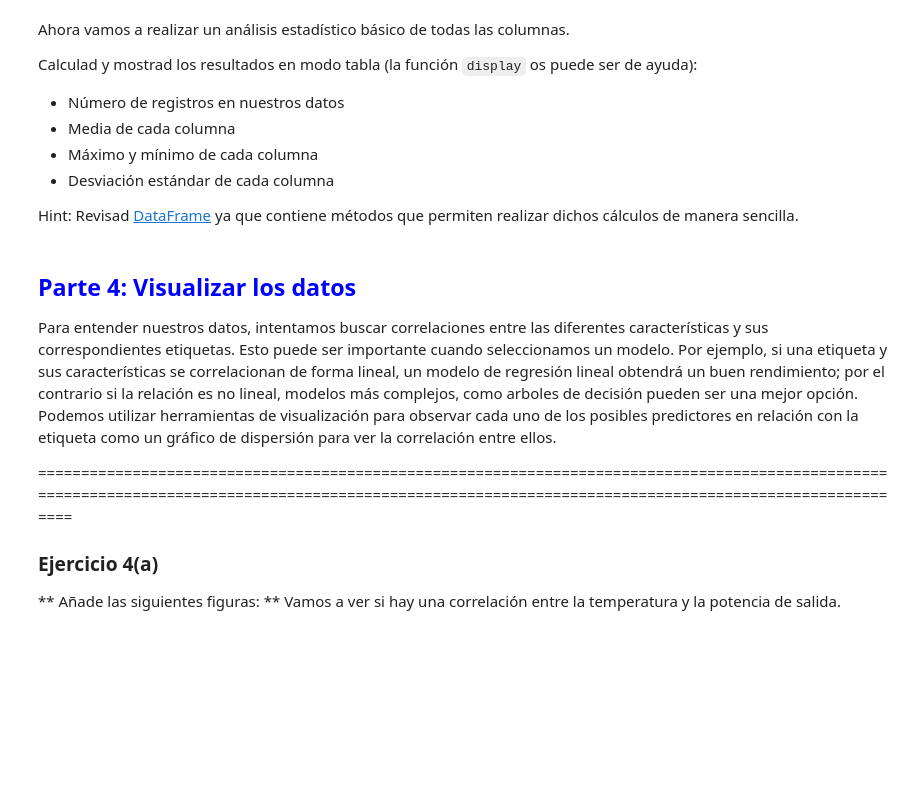
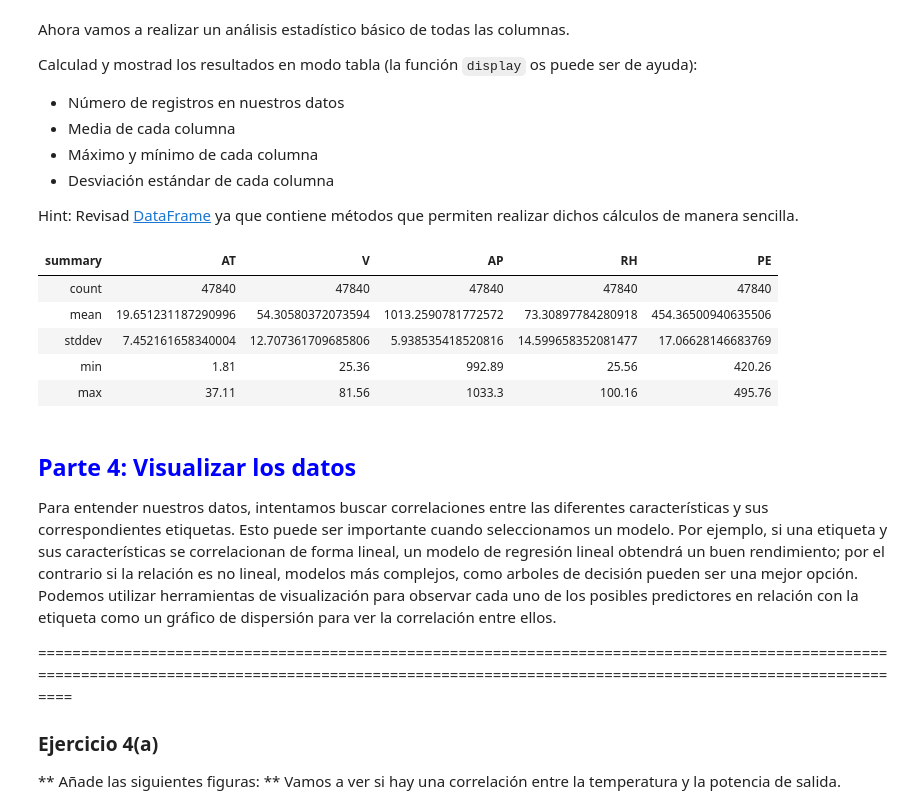
Before and after one commit to fernandoabcampos/big-data, a Jupyter notebook: PEC3/M2.858.PEC3_ML_pipeline.ipynb, the cells around one changed output. Cells and saved outputs as stored; diff of their text form; code cells hidden in the pictures; blank space fills up the shorter version.

```diff
--- a/PEC3/M2.858.PEC3_ML_pipeline.ipynb
+++ b/PEC3/M2.858.PEC3_ML_pipeline.ipynb
@@ -293,7 +376,15 @@ Calculad y mostrad los resultados en modo tabla (la función `display` os puede
 Hint: Revisad [DataFrame](https://spark.apache.org/docs/latest/api/python/pyspark.sql.html#pyspark.sql.DataFrame) ya que contiene métodos que permiten realizar dichos cálculos de manera sencilla.
 # %%
 # Visualización de datos estadísticos básicos de nuestro dataset
-df = <FILL_IN>
+df = sqlContext.table("power_plant")
+display(df.describe())
+# %% [output]
+| summary | AT | V | AP | RH | PE |
+| count | 47840 | 47840 | 47840 | 47840 | 47840 |
+| mean | 19.651231187290996 | 54.30580372073594 | 1013.2590781772572 | 73.30897784280918 | 454.36500940635506 |
+| stddev | 7.452161658340004 | 12.707361709685806 | 5.938535418520816 | 14.599658352081477 | 17.06628146683769 |
+| min | 1.81 | 25.36 | 992.89 | 25.56 | 420.26 |
+| max | 37.11 | 81.56 | 1033.3 | 100.16 | 495.76 |
 # %% [markdown]
 ## <font color="blue">Parte 4: Visualizar los datos</font>
 
```
Also changed, not shown: parts of 48 cells of this notebook.
